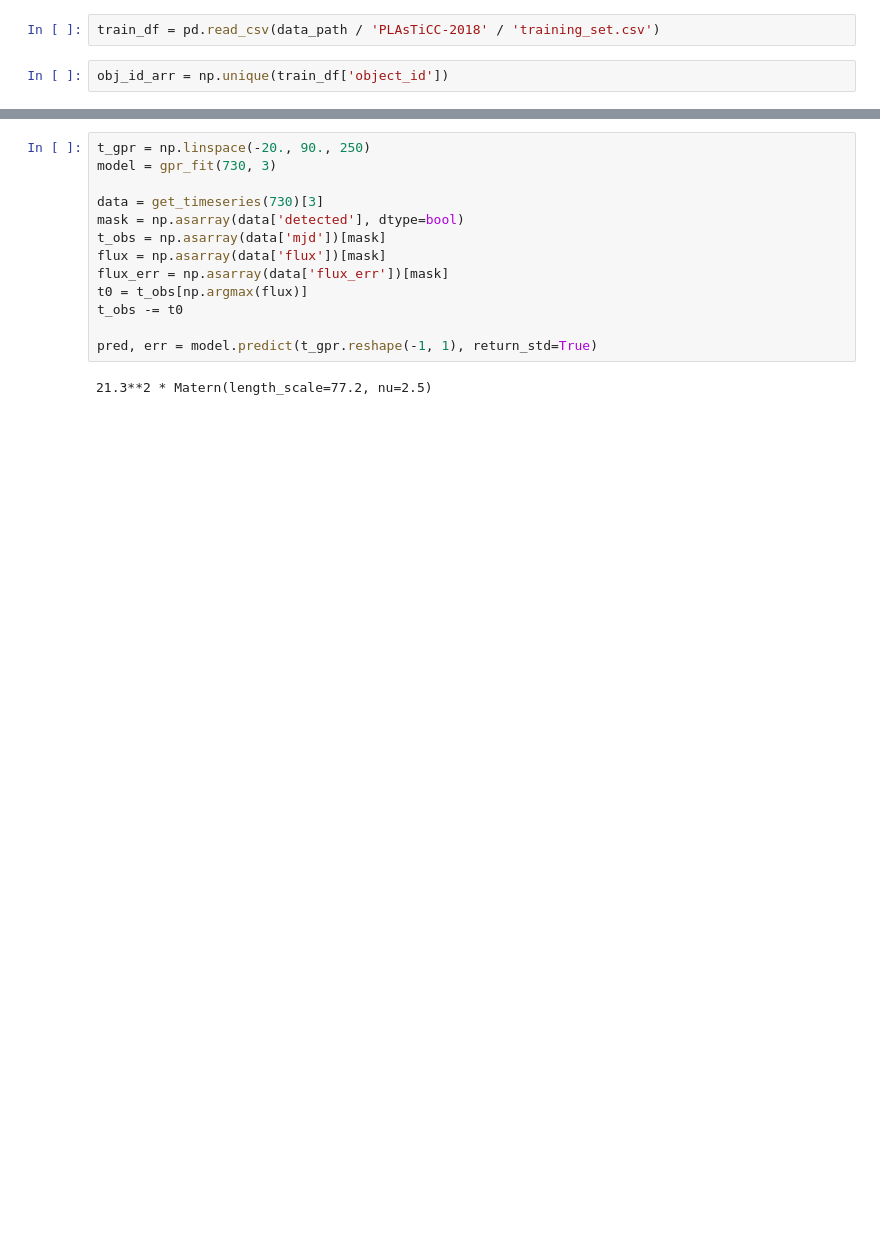
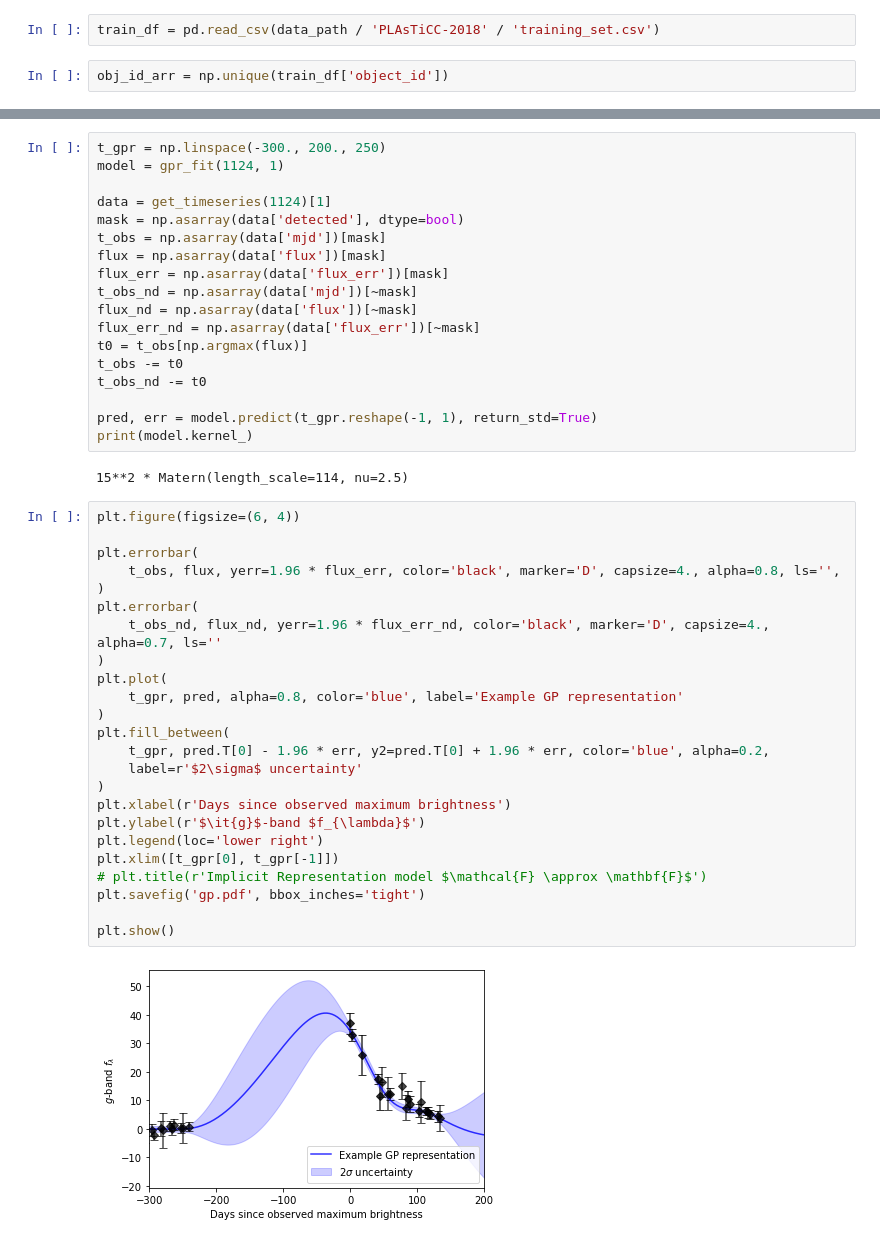
Before and after one commit to jhand1993/HubbleFellow_2023, a Jupyter notebook: proposal_figs.ipynb, the cells around one changed output, grey strips where cells are left out. Saved outputs shown, nothing was run; the diff lists cells and outputs as text; blank space fills up the shorter version.

```diff
--- a/proposal_figs.ipynb
+++ b/proposal_figs.ipynb
@@ -67,19 +72,50 @@ def gpr_fit(id, band):
     gpr.fit(t_obs.reshape(-1, 1), flux.reshape(-1, 1))
     return gpr
 # %%
-t_gpr = np.linspace(-20., 90., 250)
-model = gpr_fit(730, 3)
+t_gpr = np.linspace(-300., 200., 250)
+model = gpr_fit(1124, 1)
 
-data = get_timeseries(730)[3]
+data = get_timeseries(1124)[1]
 mask = np.asarray(data['detected'], dtype=bool)
 t_obs = np.asarray(data['mjd'])[mask]
 flux = np.asarray(data['flux'])[mask]
 flux_err = np.asarray(data['flux_err'])[mask]
+t_obs_nd = np.asarray(data['mjd'])[~mask]
+flux_nd = np.asarray(data['flux'])[~mask]
+flux_err_nd = np.asarray(data['flux_err'])[~mask]
 t0 = t_obs[np.argmax(flux)]
 t_obs -= t0
+t_obs_nd -= t0
 
 pred, err = model.predict(t_gpr.reshape(-1, 1), return_std=True)
+print(model.kernel_)
 # %% [output]
-21.3**2 * Matern(length_scale=77.2, nu=2.5)
+15**2 * Matern(length_scale=114, nu=2.5)
+# %%
+plt.figure(figsize=(6, 4))
+
+plt.errorbar(
+    t_obs, flux, yerr=1.96 * flux_err, color='black', marker='D', capsize=4., alpha=0.8, ls='',
+)
+plt.errorbar(
+    t_obs_nd, flux_nd, yerr=1.96 * flux_err_nd, color='black', marker='D', capsize=4., alpha=0.7, ls=''
+)
+plt.plot(
+    t_gpr, pred, alpha=0.8, color='blue', label='Example GP representation'
+)
+plt.fill_between(
+    t_gpr, pred.T[0] - 1.96 * err, y2=pred.T[0] + 1.96 * err, color='blue', alpha=0.2,
+    label=r'$2\sigma$ uncertainty'
+)
+plt.xlabel(r'Days since observed maximum brightness')
+plt.ylabel(r'$\it{g}$-band $f_{\lambda}$')
+plt.legend(loc='lower right')
+plt.xlim([t_gpr[0], t_gpr[-1]])
+# plt.title(r'Implicit Representation model $\mathcal{F} \approx \mathbf{F}$')
+plt.savefig('gp.pdf', bbox_inches='tight')
+
+plt.show()
+# %% [output]
+[figure, added]
 # %%
 plt.figure(figsize=(6, 4))
```
Also changed, not shown: parts of 7 cells of this notebook, 21 other files.
